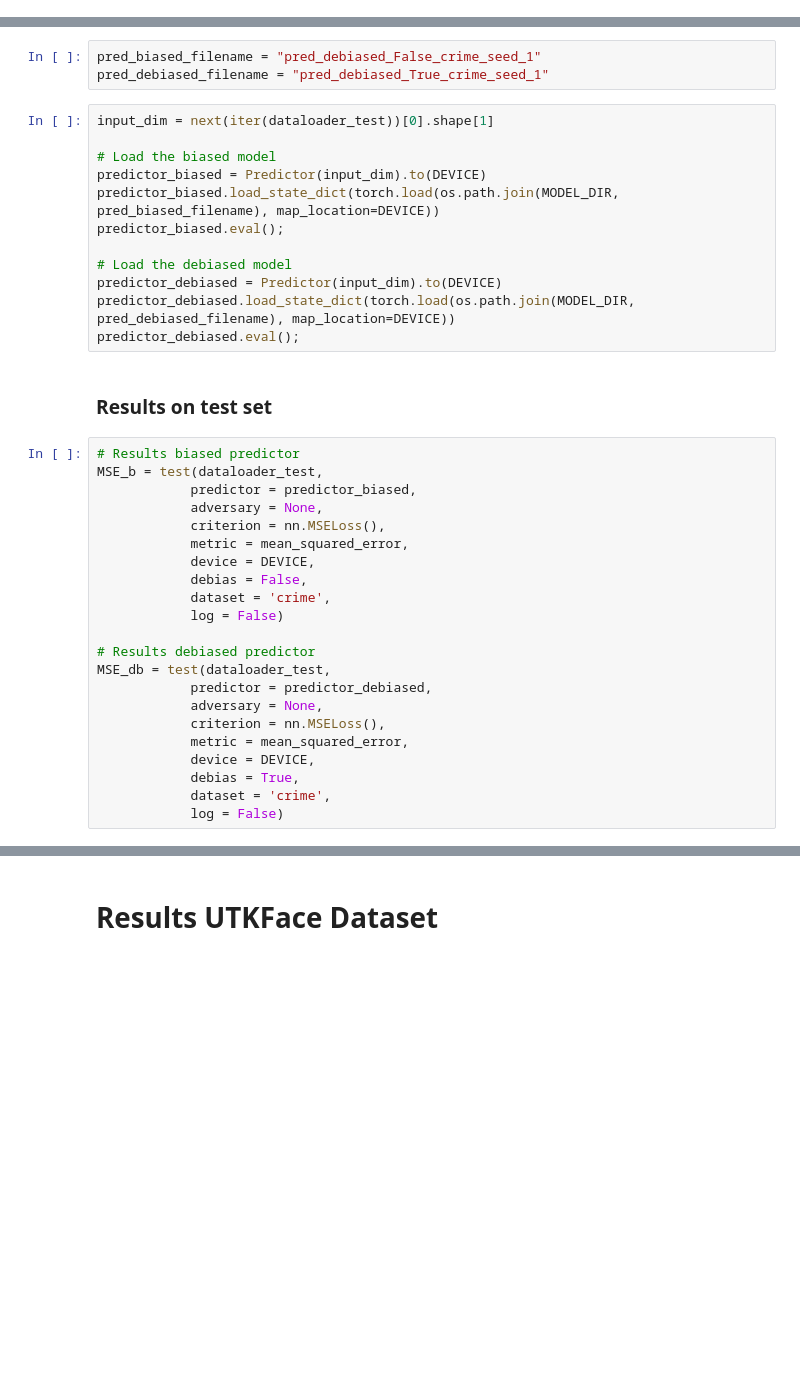
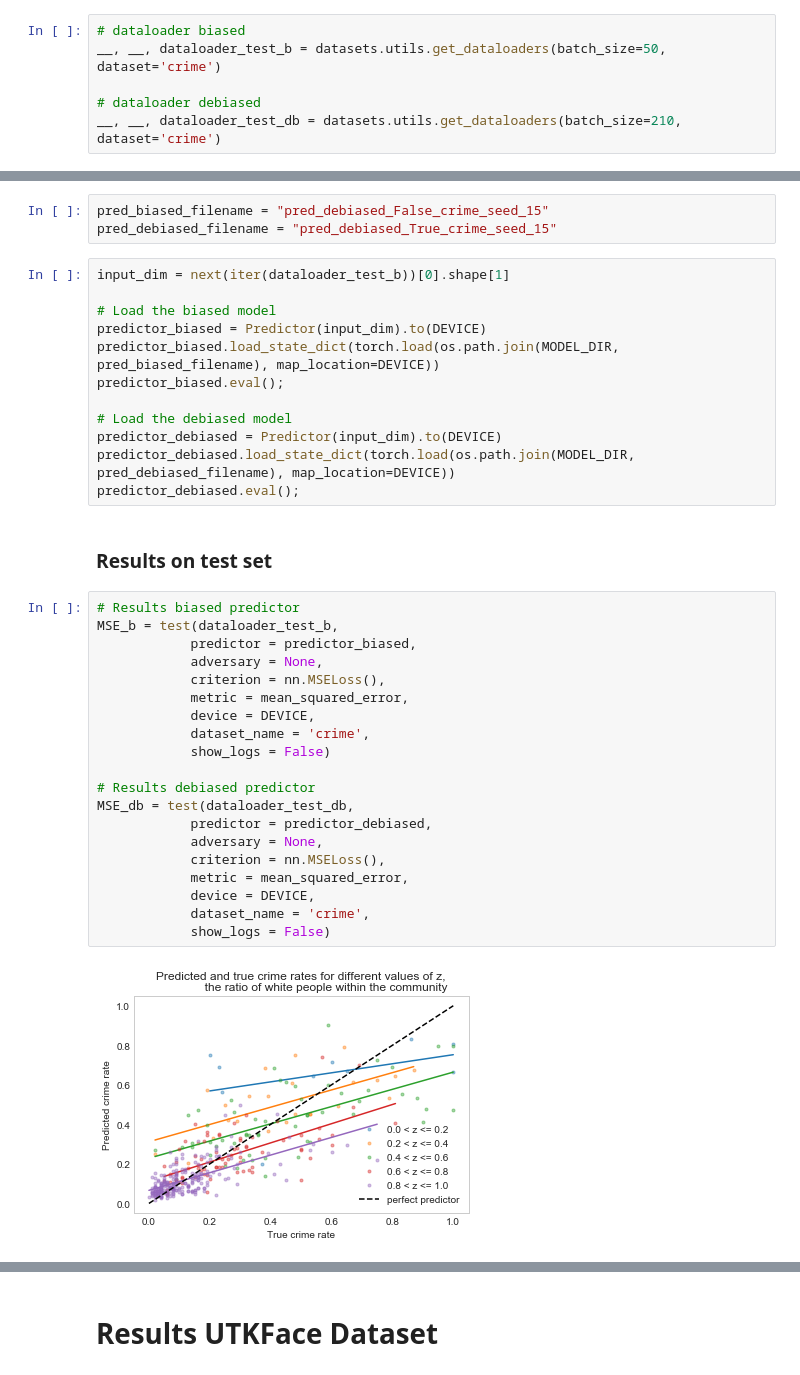
Before and after one commit to LaMouilleBoucle/uva-fact-ai-course-adv-deb, a Jupyter notebook: results.ipynb, the cells around one changed output, grey strips where cells are left out. Cells and saved outputs as stored; diff of their text form; blank space fills up the shorter version.

```diff
--- a/results.ipynb
+++ b/results.ipynb
@@ -179,12 +202,18 @@ __, __, dataloader_test = datasets.utils.get_dataloaders(batch_size=128, dataset
+# %%
+# dataloader biased
+__, __, dataloader_test_b = datasets.utils.get_dataloaders(batch_size=50, dataset='crime')
+
+# dataloader debiased
+__, __, dataloader_test_db = datasets.utils.get_dataloaders(batch_size=210, dataset='crime')
 # %% [markdown]
 ### Load models
 # %% [markdown]
 Filenames of the saved models:
 # %%
-pred_biased_filename = "pred_debiased_False_crime_seed_1"
-pred_debiased_filename = "pred_debiased_True_crime_seed_1"
+pred_biased_filename = "pred_debiased_False_crime_seed_15"
+pred_debiased_filename = "pred_debiased_True_crime_seed_15"
 # %%
-input_dim = next(iter(dataloader_test))[0].shape[1]
+input_dim = next(iter(dataloader_test_b))[0].shape[1]
 
 # Load the biased model
 predictor_biased = Predictor(input_dim).to(DEVICE)
@@ -199,23 +228,23 @@ predictor_debiased.eval();
 ### Results on test set
 # %%
 # Results biased predictor
-MSE_b = test(dataloader_test,
+MSE_b = test(dataloader_test_b,
             predictor = predictor_biased,
             adversary = None,
             criterion = nn.MSELoss(),
             metric = mean_squared_error,
             device = DEVICE,
-            debias = False,
-            dataset = 'crime',
-            log = False)
+            dataset_name = 'crime',
+            show_logs = False)
 
 # Results debiased predictor
-MSE_db = test(dataloader_test,
+MSE_db = test(dataloader_test_db,
             predictor = predictor_debiased,
             adversary = None,
             criterion = nn.MSELoss(),
             metric = mean_squared_error,
             device = DEVICE,
-            debias = True,
-            dataset = 'crime',
-            log = False)
+            dataset_name = 'crime',
+            show_logs = False)
+# %% [output]
+[figure, added]
```
Also changed, not shown: parts of 15 cells of this notebook, 9 other files.
